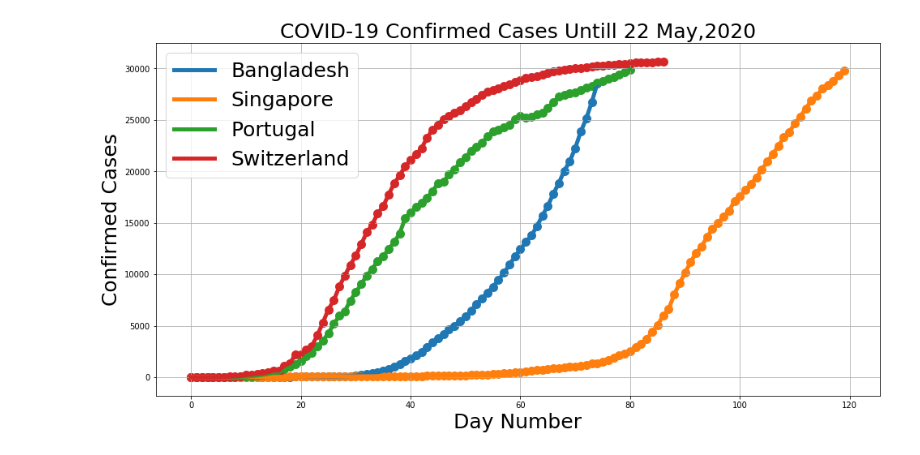
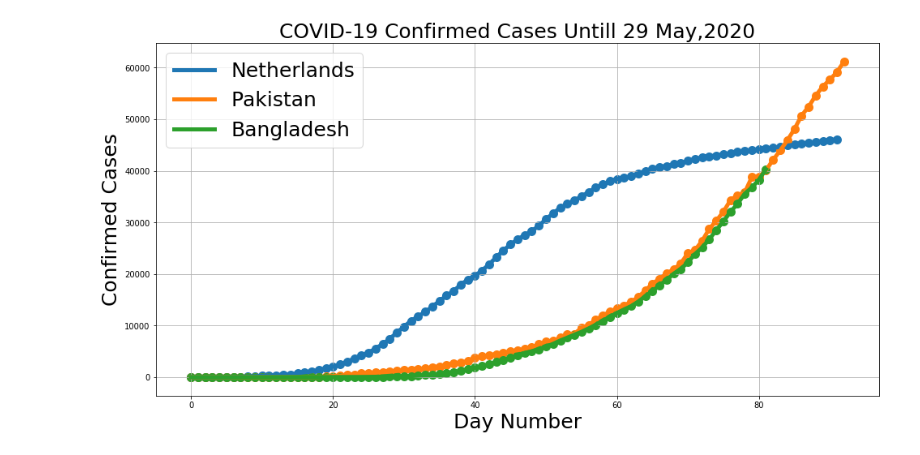
Before and after one commit to Mazhar004/python-data-visualization, a Jupyter notebook: Corona Affected Country/Graph.ipynb, the cells around one changed output. Cells and saved outputs as stored; diff of their text form; code cells hidden in the pictures.

```diff
--- a/Corona Affected Country/Graph.ipynb
+++ b/Corona Affected Country/Graph.ipynb
@@ -86,9 +86,9 @@ class CovidGraph():
 # %%
 graph = CovidGraph()
 # %%
-graph.graph_comparision('Confirmed', country=['Bangladesh','Singapore','Portugal','Switzerland'])
+graph.graph_comparision('Confirmed', country=['Netherlands','Pakistan','Bangladesh'])
 # %% [output]
-[figure, old version]
+[figure, new version]
 # %%
 graph.graph_comparision('Death', country=['Italy','France','Spain', 'US'])
 # %% [output]
```
Also changed, not shown: parts of 2 cells of this notebook, 14 other files.
